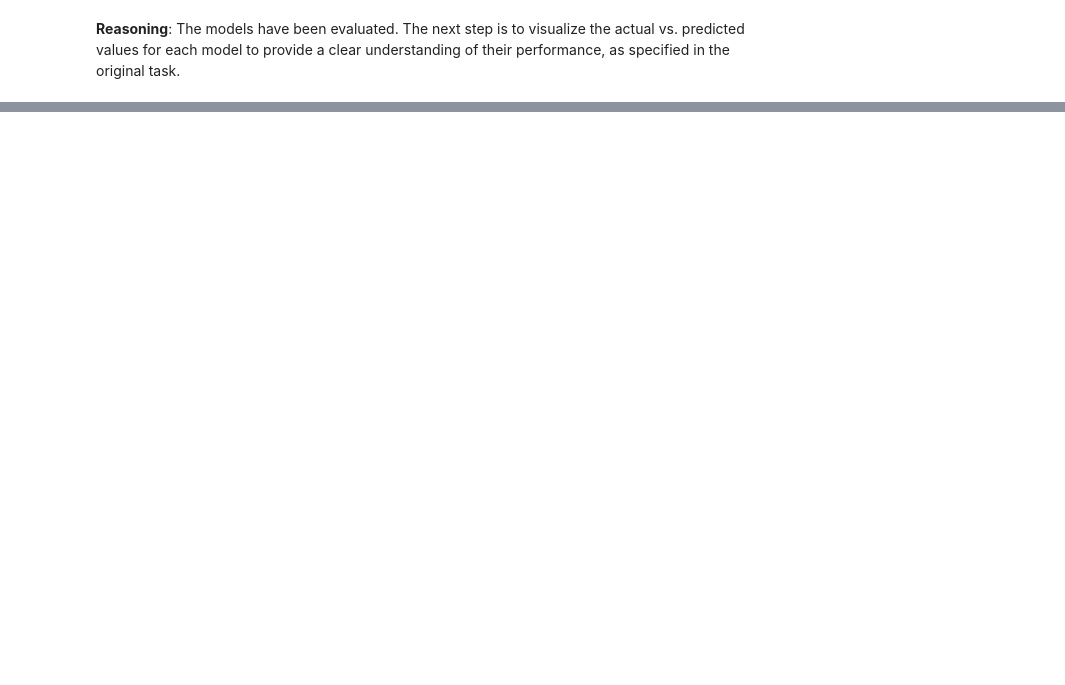
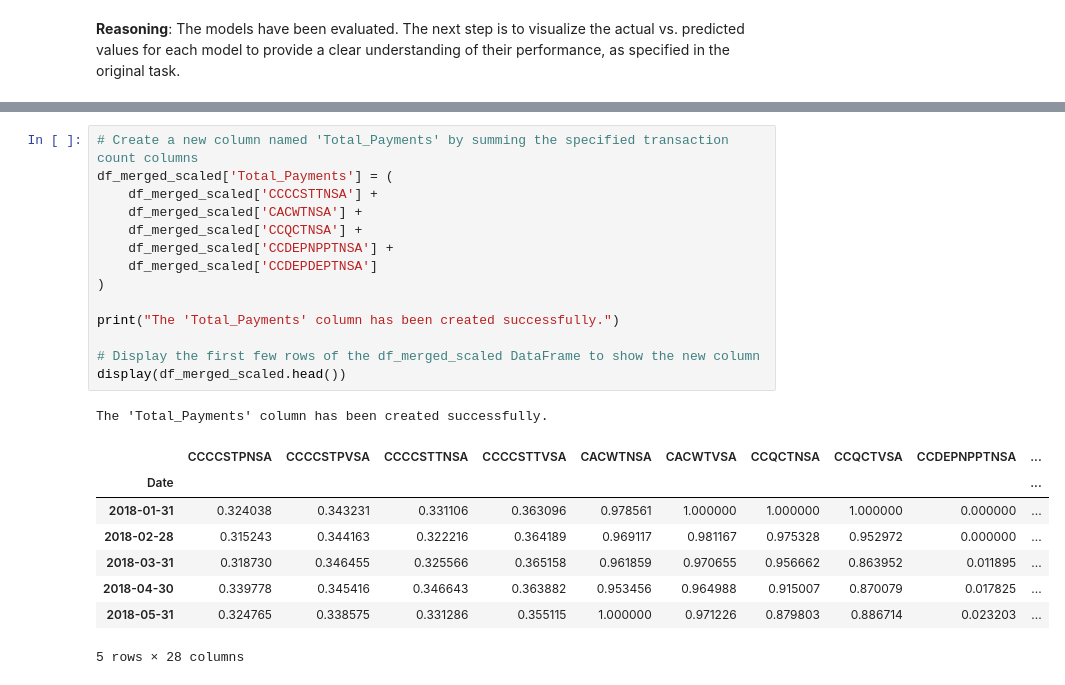
Before and after one commit to varunpkv/RBA-Payment-Trends-Capstone, a Jupyter notebook: RBA_Payment_Trends_Forecasting_and_Shift_Detection.ipynb, the cells around one changed output, grey strips where cells are left out. Cells and saved outputs as stored; diff of their text form; blank space fills up the shorter version.

```diff
--- a/RBA_Payment_Trends_Forecasting_and_Shift_Detection.ipynb
+++ b/RBA_Payment_Trends_Forecasting_and_Shift_Detection.ipynb
@@ -1328,0 +1197,24 @@ While XGBoost and Random Forest showed some ability to follow the general shape
+# %%
+# Create a new column named 'Total_Payments' by summing the specified transaction count columns
+df_merged_scaled['Total_Payments'] = (
+    df_merged_scaled['CCCCSTTNSA'] +
+    df_merged_scaled['CACWTNSA'] +
+    df_merged_scaled['CCQCTNSA'] +
+    df_merged_scaled['CCDEPNPPTNSA'] +
+    df_merged_scaled['CCDEPDEPTNSA']
+)
+
+print("The 'Total_Payments' column has been created successfully.")
+
+# Display the first few rows of the df_merged_scaled DataFrame to show the new column
+display(df_merged_scaled.head())
+# %% [output]
+The 'Total_Payments' column has been created successfully.
+|  | CCCCSTPNSA | CCCCSTPVSA | CCCCSTTNSA | CCCCSTTVSA | CACWTNSA | CACWTVSA | CCQCTNSA | CCQCTVSA | CCDEPNPPTNSA | ... |
+| Date |  |  |  |  |  |  |  |  |  | ... |
+| 2018-01-31 | 0.324038 | 0.343231 | 0.331106 | 0.363096 | 0.978561 | 1.000000 | 1.000000 | 1.000000 | 0.000000 | ... |
+| 2018-02-28 | 0.315243 | 0.344163 | 0.322216 | 0.364189 | 0.969117 | 0.981167 | 0.975328 | 0.952972 | 0.000000 | ... |
+| 2018-03-31 | 0.318730 | 0.346455 | 0.325566 | 0.365158 | 0.961859 | 0.970655 | 0.956662 | 0.863952 | 0.011895 | ... |
+| 2018-04-30 | 0.339778 | 0.345416 | 0.346643 | 0.363882 | 0.953456 | 0.964988 | 0.915007 | 0.870079 | 0.017825 | ... |
+| 2018-05-31 | 0.324765 | 0.338575 | 0.331286 | 0.355115 | 1.000000 | 0.971226 | 0.879803 | 0.886714 | 0.023203 | ... |
+5 rows × 28 columns
```
Also changed, not shown: parts of 178 cells of this notebook.
